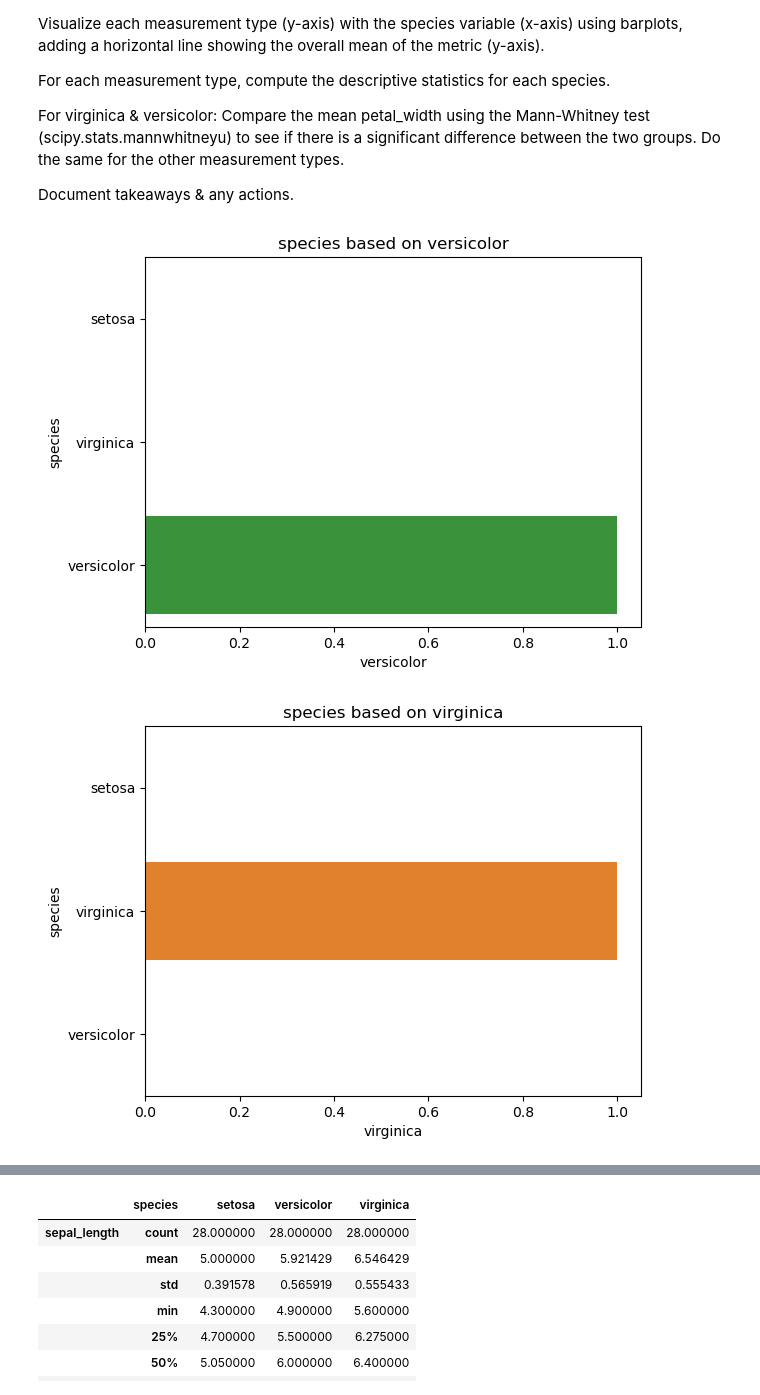
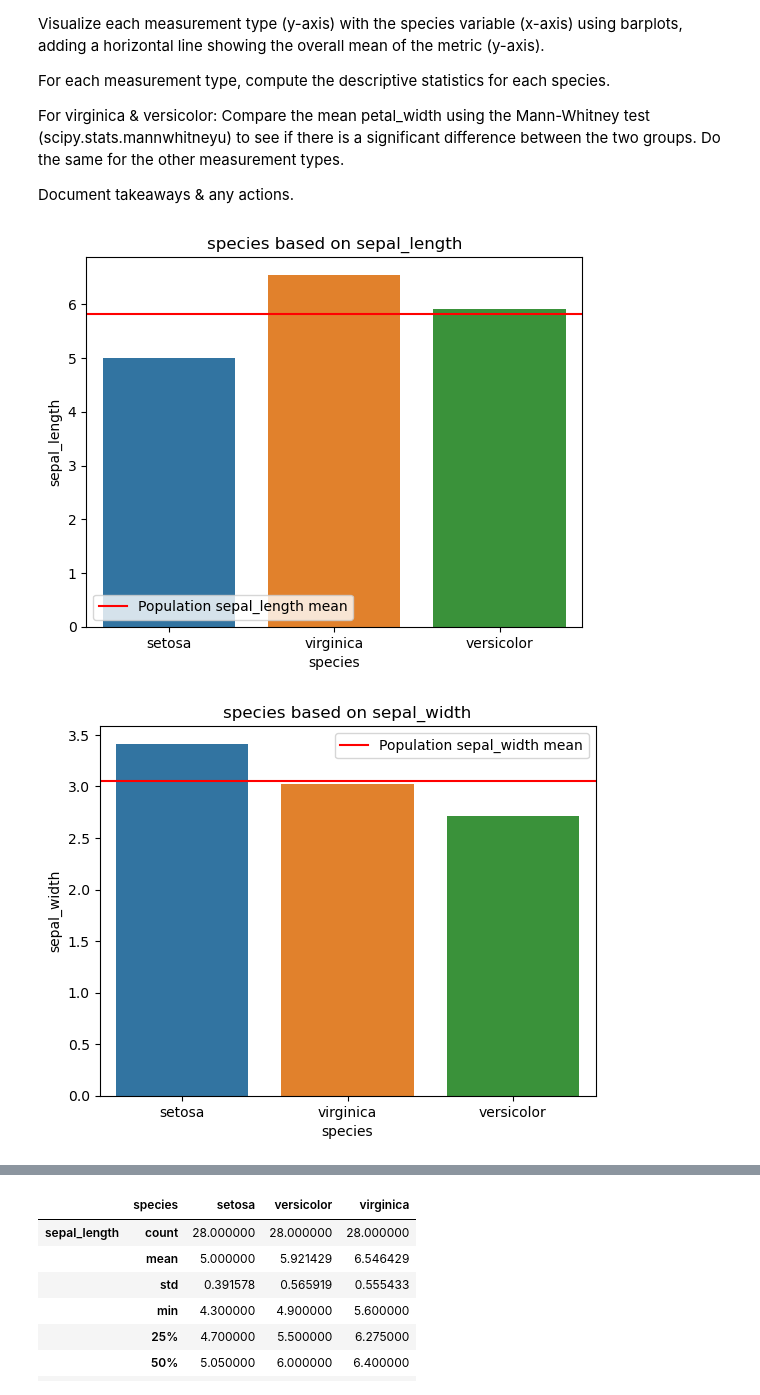
Before and after one commit to Adam-Harris87/classification-exercises, a Jupyter notebook: classification_exercises.ipynb, the cells around one changed output, grey strips where cells are left out. Drawn from its saved outputs; the diff is of its cells as text; code cells hidden in the pictures.

Commit message:
working on explore exercises

```diff
--- a/classification_exercises.ipynb
+++ b/classification_exercises.ipynb
@@ -1230,5 +1230,5 @@ def get_column_types(train_df):
     explore_cols = cat_cols + num_cols
     return cat_cols, num_cols, explore_cols
 # %%
-cat_cols, num_cols, explore_cols = get_column_types(train_iris)
+cat_cols_iris, num_cols_iris, explore_cols_iris = get_column_types(train_iris)
 # %%
@@ -1351,21 +1341,23 @@ For virginica & versicolor: Compare the mean petal_width using the Mann-Whitney
 
 Document takeaways & any actions.
 # %%
-def bivar_plot_cols(train_df, target):
+def bivar_plot_cols(train_df, target, num_cols):
 #     Visualize each measurement type (y-axis) with the species variable (x-axis) using
 #     barplots, adding a horizontal line showing the overall mean of the metric (y-axis).
-    for col in cat_cols:
+    for col in num_cols:
         if col != target:
             sns.barplot(data = train_df,
-                        x = col,
-                        y = target,
+                        y = col,
+                        x = target,
                         ci = False)
-#             plt.axhline(train_df[col].mean(), label=f"Population {col} mean")
+            plt.axhline(train_df[col].mean(),
+                        label=f"Population {col} mean",
+                        color='red')
             plt.title(f'{target} based on {col}')
-#             plt.legend()
+            plt.legend()
             plt.show()
 # %%
-bivar_plot_cols(train_iris, 'species')
+bivar_plot_cols(train_iris, 'species', num_cols_iris)
 # %% [output]
-[figure, old version]
+[figure, new version]
-[figure, old version]
+[figure, new version]
```
Also changed, not shown: parts of 22 cells of this notebook, 1 other file.
